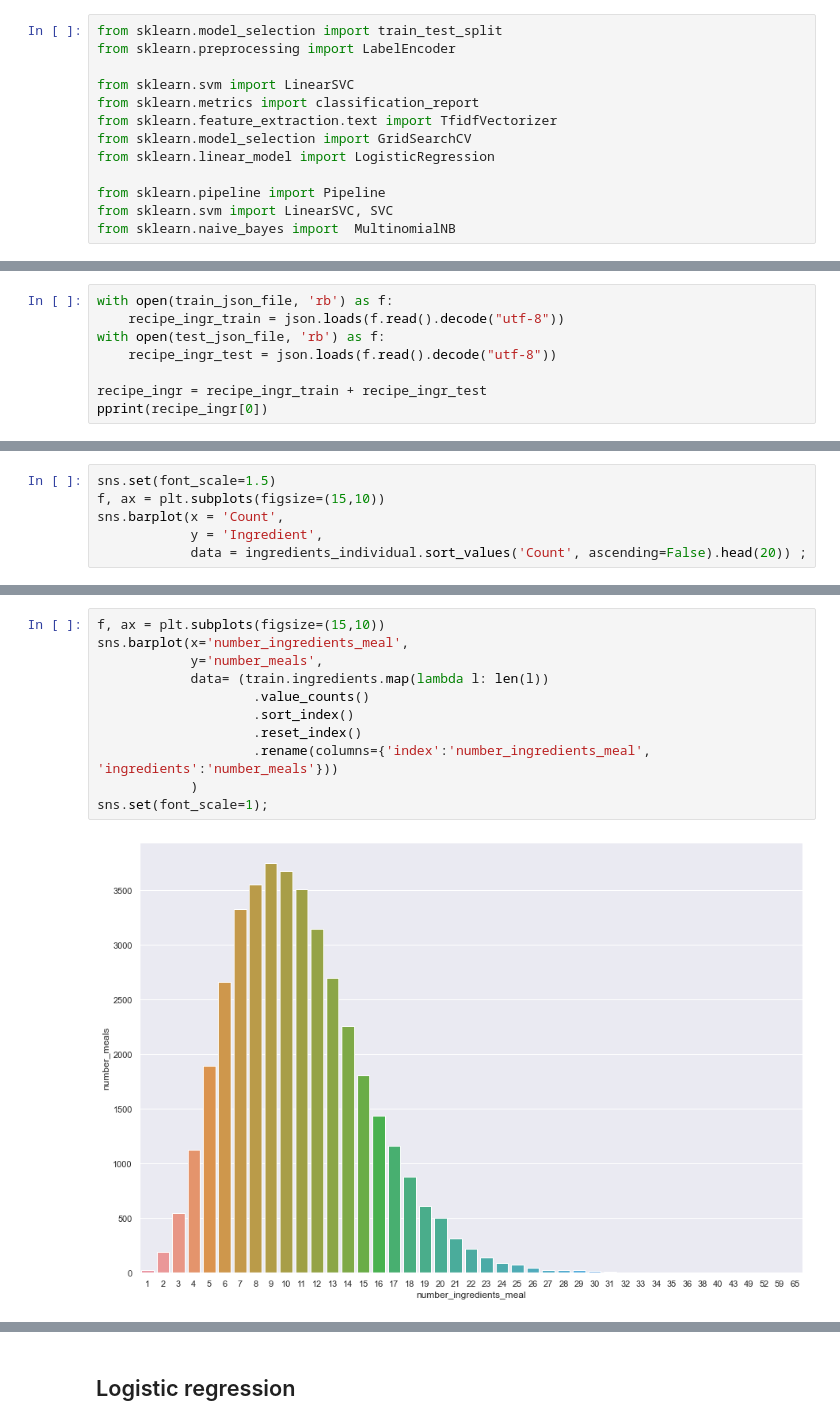
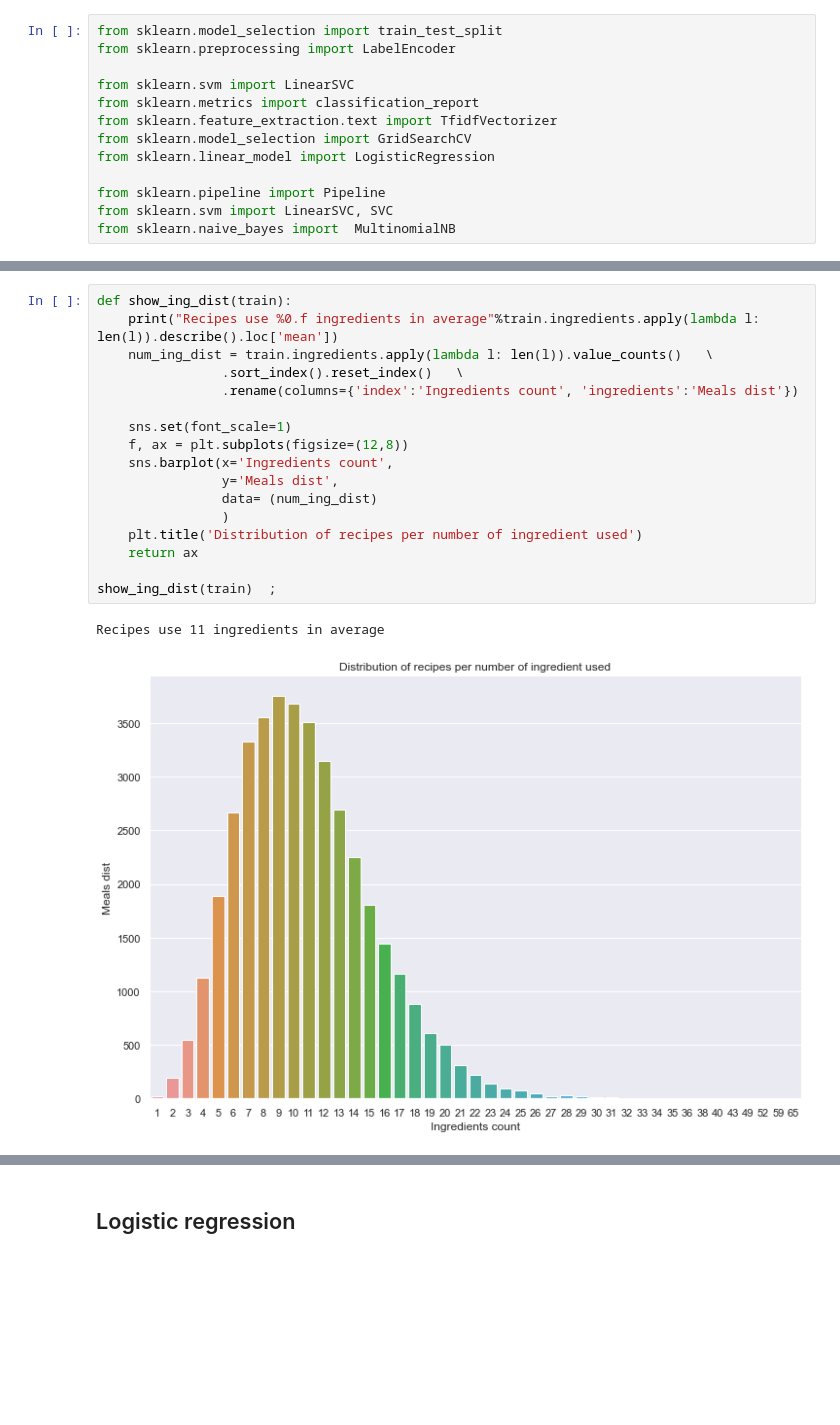
Before and after one commit to allafort/Miamiam, a Jupyter notebook: Classify_cuisine.ipynb, the cells around one changed output, grey strips where cells are left out. Drawn from its saved outputs; the diff is of its cells as text; blank space fills up the shorter version.

```diff
--- a/Classify_cuisine.ipynb
+++ b/Classify_cuisine.ipynb
@@ -44,8 +81,0 @@ test_json_file =  datasets_dir+'recipe-ingr/test.json'
-# %%
-with open(train_json_file, 'rb') as f:
-    recipe_ingr_train = json.loads(f.read().decode("utf-8"))
-with open(test_json_file, 'rb') as f:
-    recipe_ingr_test = json.loads(f.read().decode("utf-8"))
-
-recipe_ingr = recipe_ingr_train + recipe_ingr_test
-pprint(recipe_ingr[0])
@@ -110,6 +116,0 @@ ingredients_individual
-# %%
-sns.set(font_scale=1.5)
-f, ax = plt.subplots(figsize=(15,10))
-sns.barplot(x = 'Count',
-            y = 'Ingredient',
-            data = ingredients_individual.sort_values('Count', ascending=False).head(20)) ;
@@ -118,13 +117,20 @@ sns.barplot(x = 'Count',
 # %%
-f, ax = plt.subplots(figsize=(15,10))
-sns.barplot(x='number_ingredients_meal',
-            y='number_meals',
-            data= (train.ingredients.map(lambda l: len(l))
-                    .value_counts()
-                    .sort_index()
-                    .reset_index()
-                    .rename(columns={'index':'number_ingredients_meal', 'ingredients':'number_meals'}))
-            )
-sns.set(font_scale=1);
+def show_ing_dist(train):
+    print("Recipes use %0.f ingredients in average"%train.ingredients.apply(lambda l: len(l)).describe().loc['mean'])
+    num_ing_dist = train.ingredients.apply(lambda l: len(l)).value_counts()   \
+                .sort_index().reset_index()   \
+                .rename(columns={'index':'Ingredients count', 'ingredients':'Meals dist'})
+
+    sns.set(font_scale=1)
+    f, ax = plt.subplots(figsize=(12,8))
+    sns.barplot(x='Ingredients count',
+                y='Meals dist',
+                data= (num_ing_dist)
+                )
+    plt.title('Distribution of recipes per number of ingredient used')
+    return ax
+
+show_ing_dist(train)  ;
 # %% [output]
+Recipes use 11 ingredients in average
-[figure, old version]
+[figure, new version]
```
Also changed, not shown: parts of 33 cells of this notebook, 5 other files.
